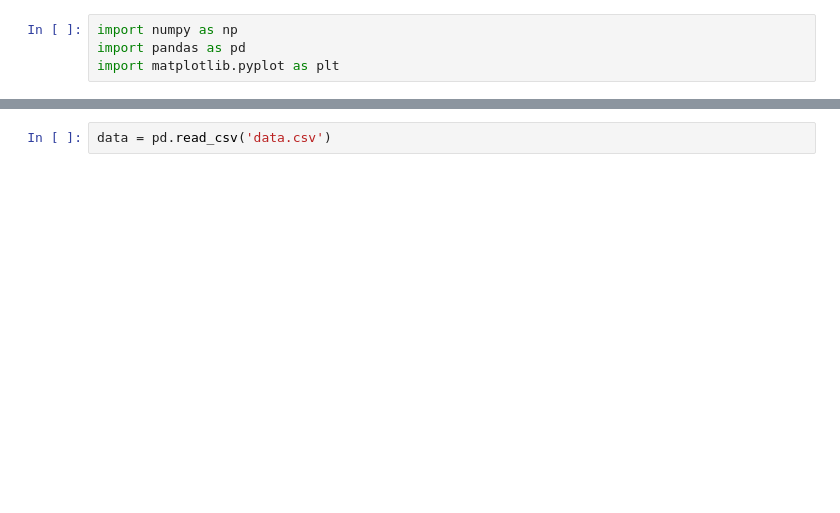
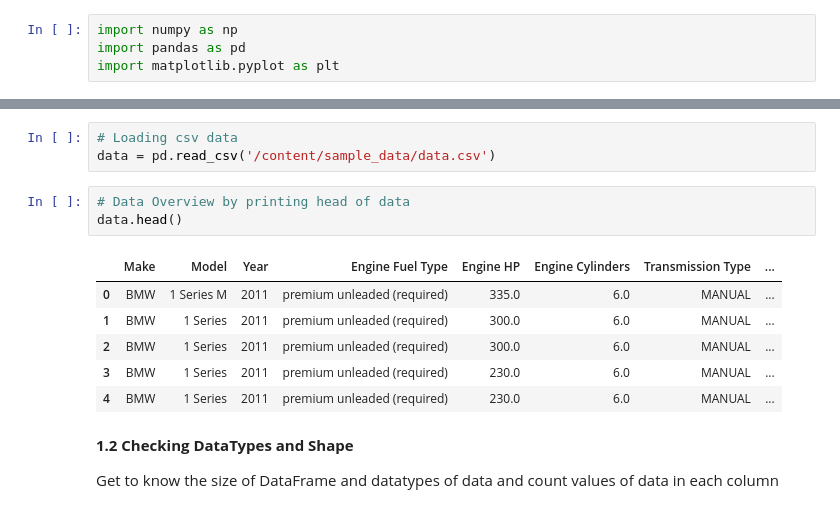
Before and after one commit to KondapiPraveen/Machine-Learning-Project, a Jupyter notebook: MLProject.ipynb, the cells around one changed output, grey strips where cells are left out. Cells and saved outputs as stored; diff of their text form; blank space fills up the shorter version.

```diff
--- a/MLProject.ipynb
+++ b/MLProject.ipynb
@@ -7,2 +12,17 @@ import matplotlib.pyplot as plt
 # %%
-data = pd.read_csv('data.csv')
+# Loading csv data
+data = pd.read_csv('/content/sample_data/data.csv')
+# %%
+# Data Overview by printing head of data
+data.head()
+# %% [output]
+|  | Make | Model | Year | Engine Fuel Type | Engine HP | Engine Cylinders | Transmission Type | ... |
+| 0 | BMW | 1 Series M | 2011 | premium unleaded (required) | 335.0 | 6.0 | MANUAL | ... |
+| 1 | BMW | 1 Series | 2011 | premium unleaded (required) | 300.0 | 6.0 | MANUAL | ... |
+| 2 | BMW | 1 Series | 2011 | premium unleaded (required) | 300.0 | 6.0 | MANUAL | ... |
+| 3 | BMW | 1 Series | 2011 | premium unleaded (required) | 230.0 | 6.0 | MANUAL | ... |
+| 4 | BMW | 1 Series | 2011 | premium unleaded (required) | 230.0 | 6.0 | MANUAL | ... |
+# %% [markdown]
+**1.2 Checking DataTypes and Shape**
+
+Get to know the size of DataFrame and datatypes of data and count values of data in each column
```
Also changed, not shown: parts of 17 cells of this notebook.
